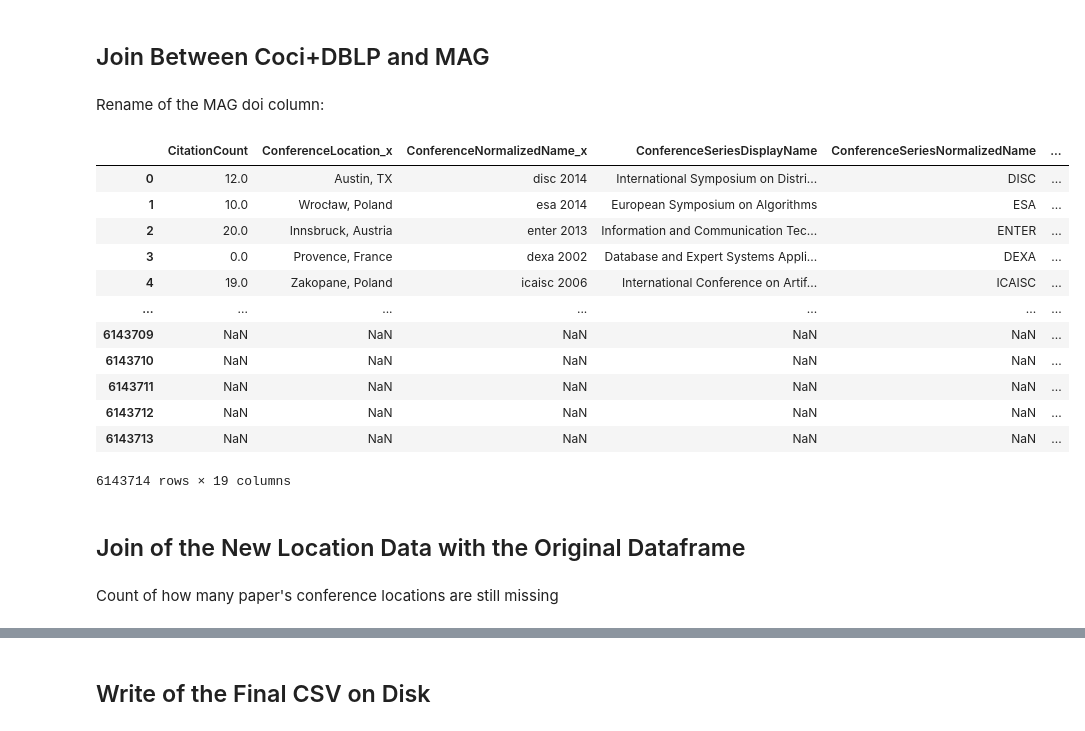
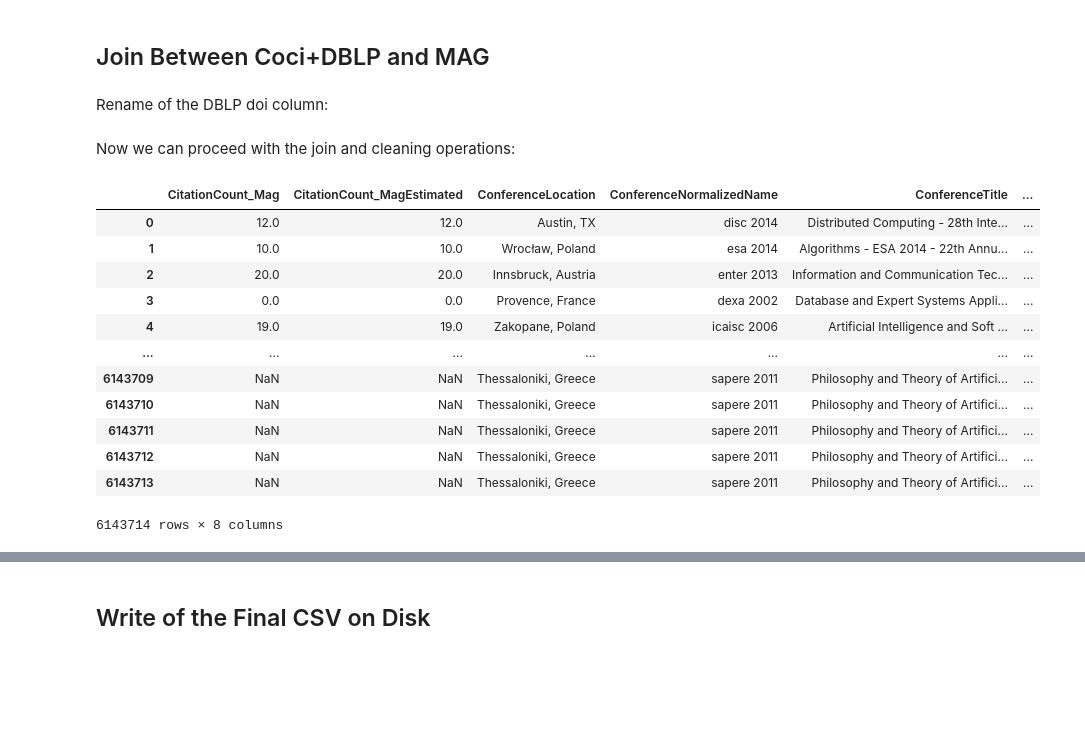
Before and after one commit to MarcoTerzulli/conftur_terzulli, a Jupyter notebook: 3 - Citation and Conference Data Join/Citation and Conference Data Join.ipynb, the cells around one changed output, grey strips where cells are left out. Cells and saved outputs as stored; diff of their text form; code cells hidden in the pictures; blank space fills up the shorter version.

Commit message:
Join Dati Citazioni e Location: terminate le operazioni di Join

```diff
--- a/3 - Citation and Conference Data Join/Citation and Conference Data Join.ipynb
+++ b/3 - Citation and Conference Data Join/Citation and Conference Data Join.ipynb
@@ -295,55 +186,55 @@ Successfully Exported the Preprocessed CSV to /Users/marcoterzulli/File/Scuola L
 # %% [markdown]
 ## Join Between Coci+DBLP and MAG
-# %%
-## TODO TEST
-# lettura di dblp preparato
-
-df_dblp = pd.read_csv(path_file_export + 'out_dblp_join_ready.csv', low_memory=False, index_col=[0])
-df_dblp
 # %% [markdown]
-Rename of the MAG doi column:
+Rename of the DBLP doi column:
 # %%
-df_mag = df_mag.rename(columns={'Doi': 'doi'})
+df_dblp = df_dblp.rename(columns={'doi': 'Doi'})
+# %% [markdown]
+Now we can proceed with the join and cleaning operations:
 # %%
-df_mag = pd.merge(df_mag, df_dblp, on=['doi'], how='outer')
+df_mag = pd.merge(df_mag, df_dblp, on=['Doi'], how='outer')
 
 # Combine the conference location columns
 df_mag['ConferenceLocation_x'] = df_mag['ConferenceLocation_x'].fillna(df_mag['ConferenceLocation_y'])
 df_mag.rename(columns = {'ConferenceLocation_x':'ConferenceLocation'}, inplace=True)
 df_mag = df_mag.drop(columns=['ConferenceLocation_y'])
 
 # Combine the conference normalized name columns
 df_mag['ConferenceNormalizedName_x'] = df_mag['ConferenceNormalizedName_x'].fillna(df_mag['ConferenceNormalizedName_y'])
 df_mag.rename(columns = {'ConferenceNormalizedName_x':'ConferenceNormalizedName'}, inplace=True)
 df_mag = df_mag.drop(columns=['ConferenceNormalizedName_y'])
 
 # Combine the year columns
 df_mag['Year'] = df_mag['Year'].fillna(df_mag['year'])
 df_mag = df_mag.drop(columns=['year'])
 
 # Drop of the DBLP columns that are not needed anymore
 df_mag = df_mag.drop(columns=['crossref', 'ee', 'key', 'url'])
 
 # Drop of the MAG columns that are not needed anymore
-df_mag = df_mag.drop(columns=['PaperTitle'])
+df_mag = df_mag.drop(columns=['PaperTitle', 'ConferenceSeriesDisplayName', 'ConferenceSeriesNormalizedName'])
 
 # Rename of some columns to remove ambiguity
-df_mag.rename(columns={'CitationCount': 'citation_count_mag', 'EstimatedCitation': 'citation_count_mag_estimated', 'citations_count': 'citation_count_coci'}, inplace=True)
+df_mag.rename(columns={'CitationCount': 'CitationCount_Mag', 'EstimatedCitation': 'CitationCount_MagEstimated', 'Citations_count': 'CitationCount_COCI'}, inplace=True)
+
+# Column sort
+df_mag = df_mag.reindex(sorted(df_mag.columns), axis=1)
+
+# Fix of the year column data type
+df_mag = df_mag.astype({"Year": int})
 
 df_mag
 # %% [output]
-|  | CitationCount | ConferenceLocation_x | ConferenceNormalizedName_x | ConferenceSeriesDisplayName | ConferenceSeriesNormalizedName | ... |
-| 0 | 12.0 | Austin, TX | disc 2014 | International Symposium on Distri... | DISC | ... |
-| 1 | 10.0 | Wrocław, Poland | esa 2014 | European Symposium on Algorithms | ESA | ... |
-| 2 | 20.0 | Innsbruck, Austria | enter 2013 | Information and Communication Tec... | ENTER | ... |
-| 3 | 0.0 | Provence, France | dexa 2002 | Database and Expert Systems Appli... | DEXA | ... |
-| 4 | 19.0 | Zakopane, Poland | icaisc 2006 | International Conference on Artif... | ICAISC | ... |
+|  | CitationCount_Mag | CitationCount_MagEstimated | ConferenceLocation | ConferenceNormalizedName | ConferenceTitle | ... |
+| 0 | 12.0 | 12.0 | Austin, TX | disc 2014 | Distributed Computing - 28th Inte... | ... |
+| 1 | 10.0 | 10.0 | Wrocław, Poland | esa 2014 | Algorithms - ESA 2014 - 22th Annu... | ... |
+| 2 | 20.0 | 20.0 | Innsbruck, Austria | enter 2013 | Information and Communication Tec... | ... |
+| 3 | 0.0 | 0.0 | Provence, France | dexa 2002 | Database and Expert Systems Appli... | ... |
+| 4 | 19.0 | 19.0 | Zakopane, Poland | icaisc 2006 | Artificial Intelligence and Soft ... | ... |
 | ... | ... | ... | ... | ... | ... | ... |
-| 6143709 | NaN | NaN | NaN | NaN | NaN | ... |
-| 6143710 | NaN | NaN | NaN | NaN | NaN | ... |
-| 6143711 | NaN | NaN | NaN | NaN | NaN | ... |
-| 6143712 | NaN | NaN | NaN | NaN | NaN | ... |
-| 6143713 | NaN | NaN | NaN | NaN | NaN | ... |
+| 6143709 | NaN | NaN | Thessaloniki, Greece | sapere 2011 | Philosophy and Theory of Artifici... | ... |
+| 6143710 | NaN | NaN | Thessaloniki, Greece | sapere 2011 | Philosophy and Theory of Artifici... | ... |
+| 6143711 | NaN | NaN | Thessaloniki, Greece | sapere 2011 | Philosophy and Theory of Artifici... | ... |
+| 6143712 | NaN | NaN | Thessaloniki, Greece | sapere 2011 | Philosophy and Theory of Artifici... | ... |
+| 6143713 | NaN | NaN | Thessaloniki, Greece | sapere 2011 | Philosophy and Theory of Artifici... | ... |
-6143714 rows × 19 columns
+6143714 rows × 8 columns
-# %% [markdown]
-## Join of the New Location Data with the Original Dataframe
@@ -360,2 +240,0 @@ df_dblp_preprocessed.iloc[:5]
-# %% [markdown]
-Count of how many paper's conference locations are still missing
```
Also changed, not shown: parts of 18 cells of this notebook.
